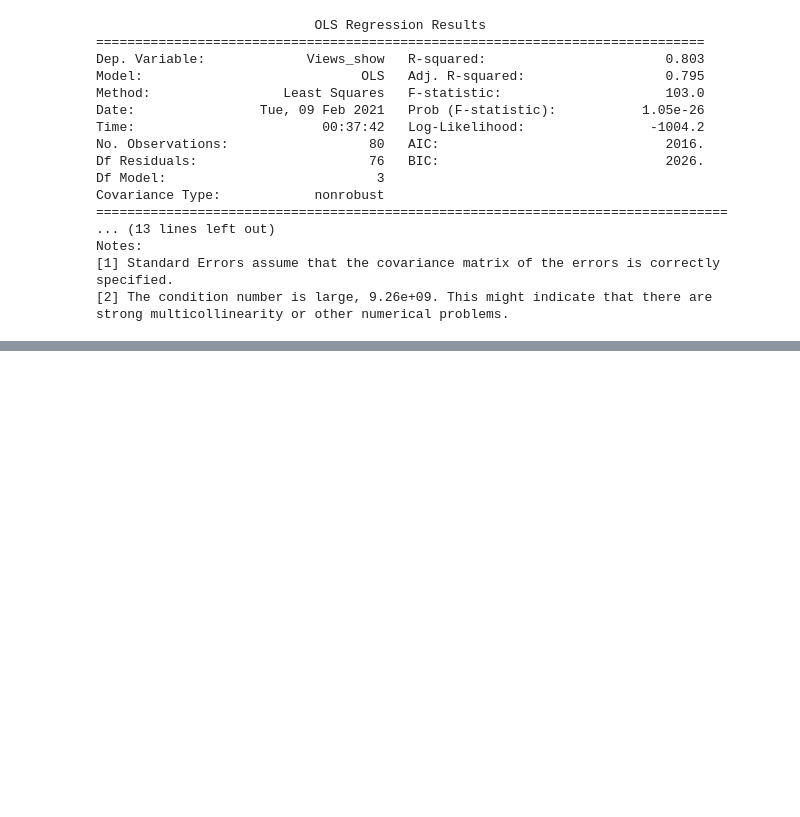
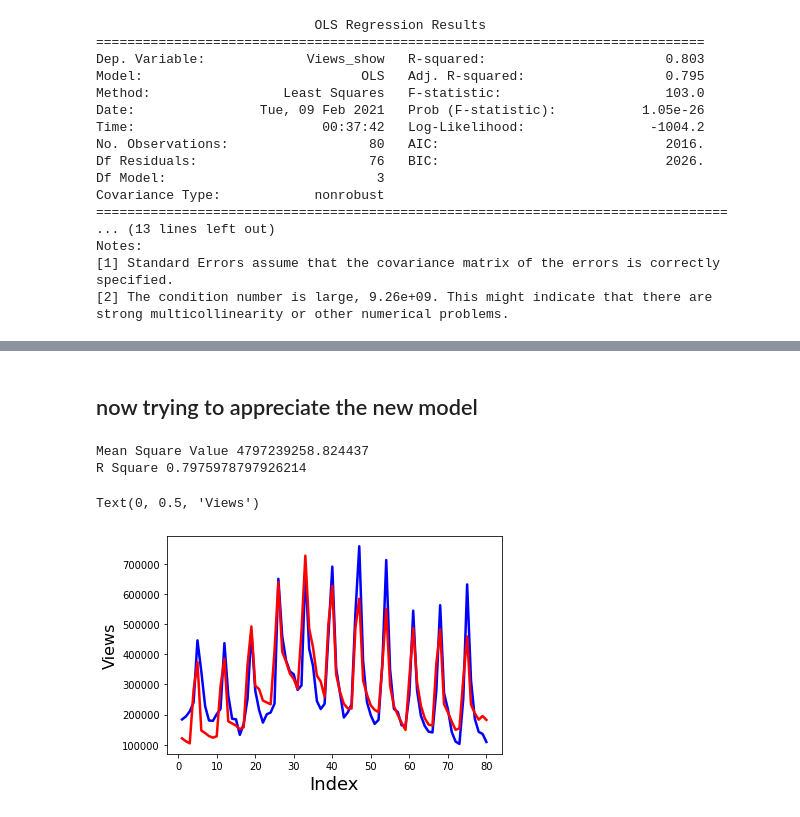
Before and after one commit to Mgrdich/machine_learning_playground, a Jupyter notebook: multiple_linear_regression4.ipynb, the cells around one changed output, grey strips where cells are left out. Saved outputs shown, nothing was run; the diff lists cells and outputs as text; code cells hidden in the pictures; blank space fills up the shorter version.

```diff
--- a/multiple_linear_regression4.ipynb
+++ b/multiple_linear_regression4.ipynb
@@ -377,3 +379,16 @@ Notes:
 [1] Standard Errors assume that the covariance matrix of the errors is correctly specified.
 [2] The condition number is large, 9.26e+09. This might indicate that there are
 strong multicollinearity or other numerical problems.
+# %%
+media['ad_impression_million'] = media['Ad_impression']/1000000
+# %%
+# with new ad impression
+
+import statsmodels.api as sts
+X = media[['Character_A','weekend','ad_impression_million','Cricket_match_india']]
+y = media['Views_show']
+
+X = sts.add_constant(X)
+
+lm_9 = sts.OLS(y,X).fit()
+print(lm_9.summary())
@@ -379,0 +413,11 @@ strong multicollinearity or other numerical problems.
+# %%
+# with new ad impression
+
+import statsmodels.api as sts
+X = media[['Character_A','weekend','ad_impression_million']]
+y = media['Views_show']
+
+X = sts.add_constant(X)
+
+lm_10 = sts.OLS(y,X).fit()
+print(lm_10.summary())
@@ -379,0 +442,13 @@ strong multicollinearity or other numerical problems.
+# %%
+# Character_A huge p value
+
+import statsmodels.api as sts
+X = media[['weekend','ad_impression_million']]
+y = media['Views_show']
+
+X = sts.add_constant(X)
+
+lm_11 = sts.OLS(y,X).fit()
+print(lm_11.summary())
+
+lm11_predicted = lm_11.predict(X)
@@ -379,0 +473,22 @@ strong multicollinearity or other numerical problems.
+# %% [markdown]
+## now trying to appreciate the new model
+# %%
+from sklearn.metrics import mean_squared_error,r2_score
+mse = mean_squared_error(media.Views_show,lm11_predicted)
+r_squared = r2_score(media.Views_show,lm11_predicted)
+
+print('Mean Square Value',mse)
+print('R Square',r_squared)
+# %% [output]
+Mean Square Value 4797239258.824437
+R Square 0.7975978797926214
+# %%
+c = [ i for i in range(1,81,1)]
+plt.plot(c,media['Views_show'],color='blue',linewidth=2.5,linestyle='-')
+plt.plot(c,lm11_predicted,color='red',linewidth=2.5,linestyle='-')
+fig.suptitle('Actual and Predicted',fontsize=20)
+plt.xlabel('Index',fontsize=18)
+plt.ylabel('Views',fontsize=16)
+# %% [output]
+Text(0, 0.5, 'Views')
+[figure, added]
```
Also changed, not shown: parts of 5 cells of this notebook.
